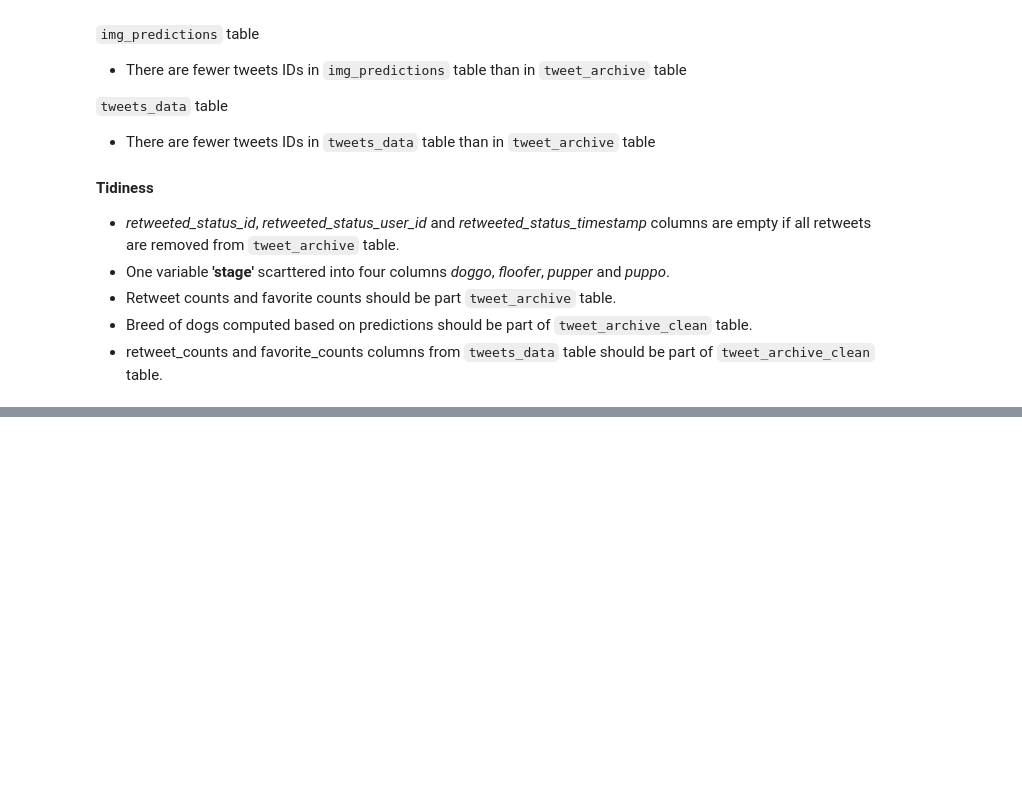
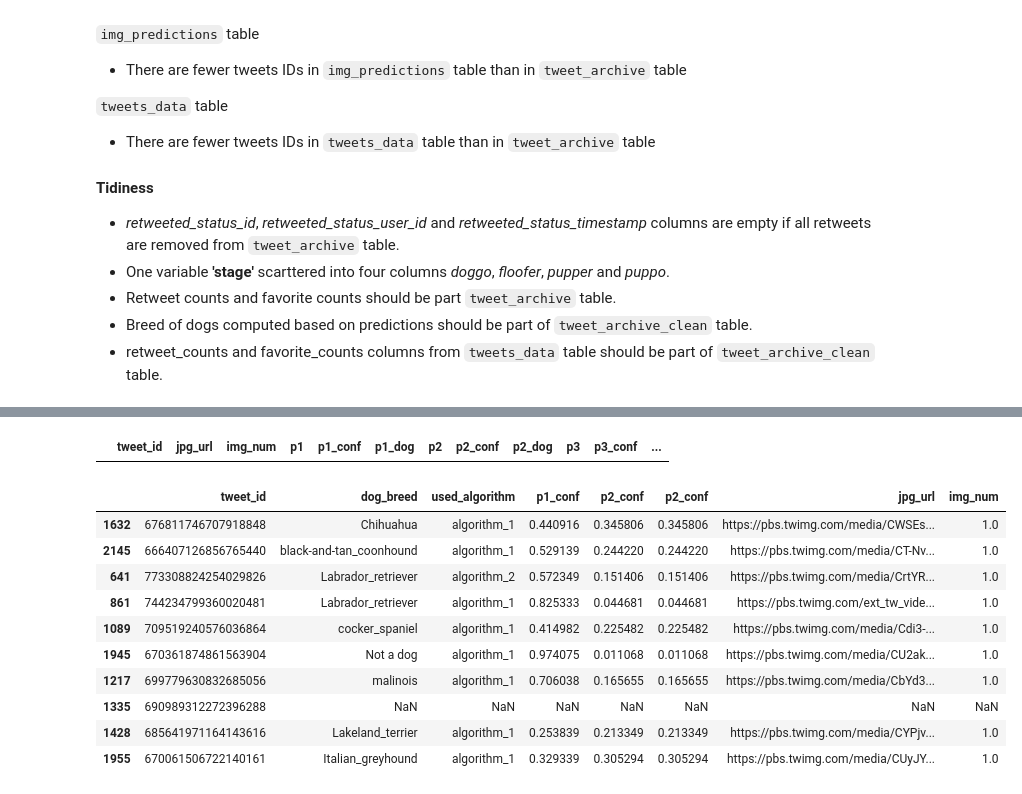
Before and after one commit to benjaminuwimana/WranglingData, a Jupyter notebook: wrangle_act.ipynb, the cells around one changed output, grey strips where cells are left out. Drawn from its saved outputs; the diff is of its cells as text; code cells hidden in the pictures; blank space fills up the shorter version.

Commit message:
Cleaning datasets done

```diff
--- a/wrangle_act.ipynb
+++ b/wrangle_act.ipynb
@@ -310,0 +617,6 @@ img_predictions.tweet_id.nunique()
+# %%
+### Replacing 'None' with a NaN
+tweet_archive_clean['stage'].replace('None', np.nan, inplace = True)
+# %%
+### Dropping the doggo, floofer, pupper and puppo columns
+tweet_archive_clean.drop(['doggo', 'floofer', 'pupper', 'puppo'], axis=1, inplace=True)
@@ -310,0 +668,6 @@ img_predictions.tweet_id.nunique()
+# %%
+### Merging "retweet_count" and "favorite_count" columns from tweets_data_clean with twee_archive_clean dataframe
+df = tweets_data_clean[["tweet_id", "retweet_count", "favorite_count"]]
+df.tweet_id = df.tweet_id.astype(np.int64)
+tweet_archive_clean = pd.merge(tweet_archive_clean, df,
+                      how = 'left', on = ['tweet_id'])
@@ -310,0 +787,6 @@ img_predictions.tweet_id.nunique()
+# %%
+### Merging needed columns from 'img_predictions_clean' with 'tweet_archive_clean' dataframe
+df = img_predictions_clean[["tweet_id", "dog_breed", "used_algorithm", "p1_dog",
+                            "p1_conf", "p2_dog", "p2_conf", "p3_dog", "p3_conf", "jpg_url", "img_num"]]
+tweet_archive_clean = pd.merge(tweet_archive_clean, df,
+                      how = 'left', on = ['tweet_id'])
@@ -310,0 +810,21 @@ img_predictions.tweet_id.nunique()
+# %%
+### Checking if any row was missed while selecting dog's breed
+img_predictions_clean[img_predictions_clean.dog_breed.isnull()]
+# %% [output]
+|  | tweet_id | jpg_url | img_num | p1 | p1_conf | p1_dog | p2 | p2_conf | p2_dog | p3 | p3_conf | ... |
+# %%
+### Checking if needed columns from 'img_predictions_clean' have been successfully added to 'tweet_archive_clean'
+### Also notice that some rows in 'tweet_archive_clean' have no matching IDs in 'img_predictions_clean' table
+tweet_archive_clean[["tweet_id", "dog_breed", "used_algorithm", "p1_conf", "p2_conf", "p2_conf", "jpg_url", "img_num"]].sample(10)
+# %% [output]
+|  | tweet_id | dog_breed | used_algorithm | p1_conf | p2_conf | p2_conf | jpg_url | img_num |
+| 1632 | 676811746707918848 | Chihuahua | algorithm_1 | 0.440916 | 0.345806 | 0.345806 | https://pbs.twimg.com/media/CWSEs... | 1.0 |
+| 2145 | 666407126856765440 | black-and-tan_coonhound | algorithm_1 | 0.529139 | 0.244220 | 0.244220 | https://pbs.twimg.com/media/CT-Nv... | 1.0 |
+| 641 | 773308824254029826 | Labrador_retriever | algorithm_2 | 0.572349 | 0.151406 | 0.151406 | https://pbs.twimg.com/media/CrtYR... | 1.0 |
+| 861 | 744234799360020481 | Labrador_retriever | algorithm_1 | 0.825333 | 0.044681 | 0.044681 | https://pbs.twimg.com/ext_tw_vide... | 1.0 |
+| 1089 | 709519240576036864 | cocker_spaniel | algorithm_1 | 0.414982 | 0.225482 | 0.225482 | https://pbs.twimg.com/media/Cdi3-... | 1.0 |
+| 1945 | 670361874861563904 | Not a dog | algorithm_1 | 0.974075 | 0.011068 | 0.011068 | https://pbs.twimg.com/media/CU2ak... | 1.0 |
+| 1217 | 699779630832685056 | malinois | algorithm_1 | 0.706038 | 0.165655 | 0.165655 | https://pbs.twimg.com/media/CbYd3... | 1.0 |
+| 1335 | 690989312272396288 | NaN | NaN | NaN | NaN | NaN | NaN | NaN |
+| 1428 | 685641971164143616 | Lakeland_terrier | algorithm_1 | 0.253839 | 0.213349 | 0.213349 | https://pbs.twimg.com/media/CYPjv... | 1.0 |
+| 1955 | 670061506722140161 | Italian_greyhound | algorithm_1 | 0.329339 | 0.305294 | 0.305294 | https://pbs.twimg.com/media/CUyJY... | 1.0 |
```
Also changed, not shown: parts of 53 cells of this notebook.
